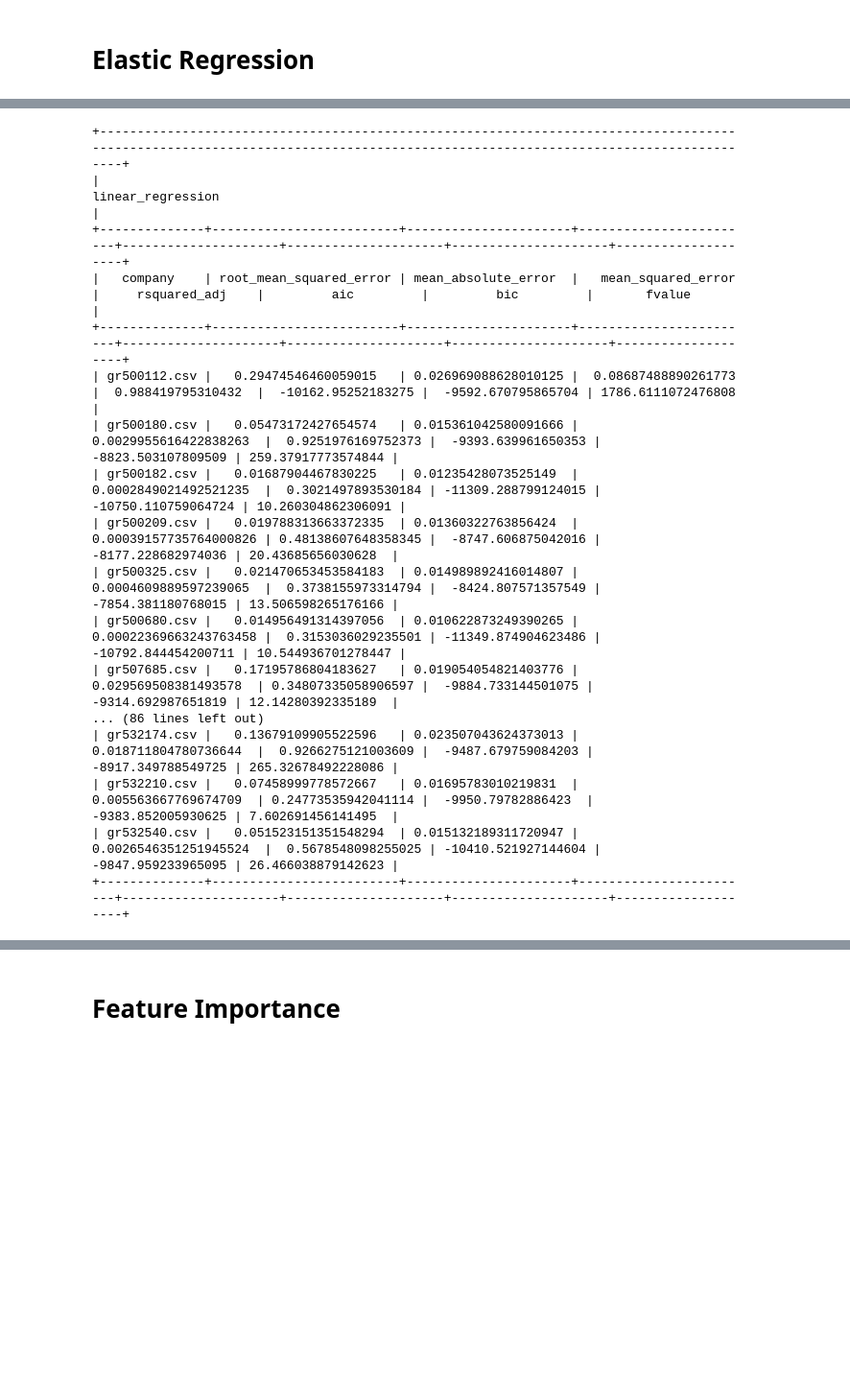
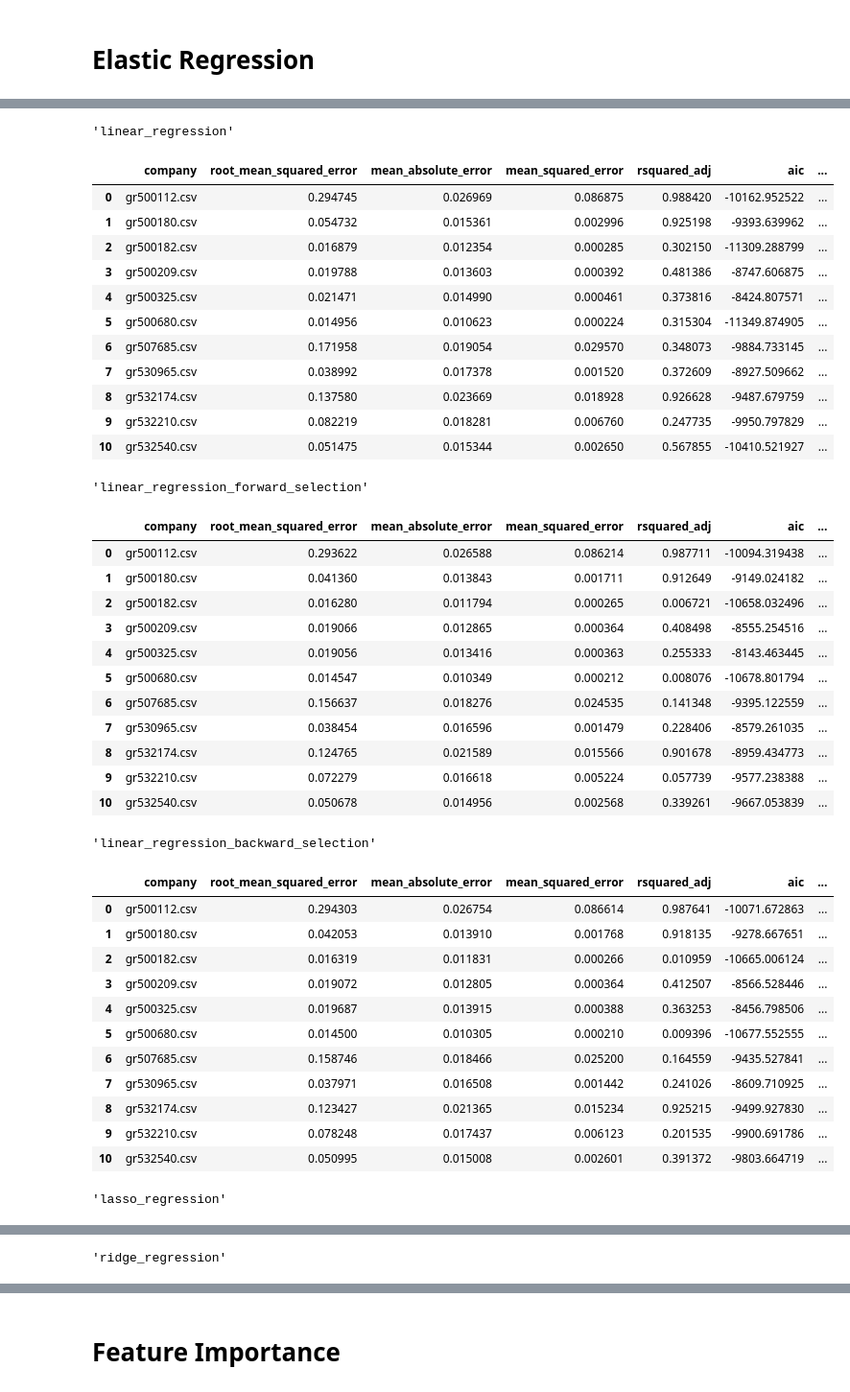
Before and after one commit to Uvacoder/aaa-stock-analysis-data-collect, a Jupyter notebook: LinearRegression.ipynb, the cells around one changed output, grey strips where cells are left out. Shown at 96% size. Drawn from its saved outputs; the diff is of its cells as text; code cells hidden in the pictures; blank space fills up the shorter version.

```diff
--- a/LinearRegression.ipynb
+++ b/LinearRegression.ipynb
@@ -355,13 +356,9 @@ columns = ["company",'root_mean_squared_error', 'mean_absolute_error', 'mean_squ
-# %%
-models = ["linear_regression","linear_regression_forward_selection","linear_regression_backward_selection","lasso_regression","ridge_regression","elastic_net_regression"]
-tables = {model:PrettyTable() for model in models}
-for name,table in tables.items():
-    table.field_names = columns
 # %%
-def create_pretty_table(filename,model,result):
+dfs = {}
+dfs = {k:pd.DataFrame(columns=columns) for k in models}
+def create_df(filename,model,result):
     values = [filename] + [v for k,v in result.items() if not isinstance(v,dict)] + list(result["OLS"].values())
-    tables[model].add_row(values)
-    tables[model].title = model
+    dfs[model].loc[dfs[model].shape[0]] = values
 # %%
 %%time
 for filename in os.listdir(os.path.join(path,"Data/Stock")):
@@ -388,21 +401,44 @@ for filename in os.listdir(os.path.join(path,"Data/Stock")):
 # %%
-for name,table in tables.items():
-    print(table)
+for name, df in dfs.items():
+    display(name,df)
 # %% [output]
-+-------------------------------------------------------------------------------------------------------------------------------------------------------------------------------+
-|                                                                               linear_regression                                                                               |
-+--------------+-------------------------+----------------------+------------------------+---------------------+---------------------+---------------------+--------------------+
-|   company    | root_mean_squared_error | mean_absolute_error  |   mean_squared_error   |     rsquared_adj    |         aic         |         bic         |       fvalue       |
-+--------------+-------------------------+----------------------+------------------------+---------------------+---------------------+---------------------+--------------------+
-| gr500112.csv |   0.29474546460059015   | 0.026969088628010125 |  0.08687488890261773   |  0.988419795310432  |  -10162.95252183275 |  -9592.670795865704 | 1786.6111072476808 |
-| gr500180.csv |   0.05473172427654574   | 0.015361042580091666 | 0.0029955616422838263  |  0.9251976169752373 |  -9393.639961650353 |  -8823.503107809509 | 259.37917773574844 |
-| gr500182.csv |   0.01687904467830225   | 0.01235428073525149  | 0.0002849021492521235  |  0.3021497893530184 | -11309.288799124015 | -10750.110759064724 | 10.260304862306091 |
-| gr500209.csv |   0.019788313663372335  | 0.01360322763856424  | 0.00039157735764000826 | 0.48138607648358345 |  -8747.606875042016 |  -8177.228682974036 | 20.43685656030628  |
-| gr500325.csv |   0.021470653453584183  | 0.014989892416014807 | 0.0004609889597239065  |  0.3738155973314794 |  -8424.807571357549 |  -7854.381180768015 | 13.506598265176166 |
-| gr500680.csv |   0.014956491314397056  | 0.010622873249390265 | 0.00022369663243763458 |  0.3153036029235501 | -11349.874904623486 | -10792.844454200711 | 10.544936701278447 |
-| gr507685.csv |   0.17195786804183627   | 0.019054054821403776 |  0.029569508381493578  | 0.34807335058906597 |  -9884.733144501075 |  -9314.692987651819 | 12.14280392335189  |
-... (86 lines left out)
-| gr532174.csv |   0.13679109905522596   | 0.023507043624373013 |  0.018711804780736644  |  0.9266275121003609 |  -9487.679759084203 |  -8917.349788549725 | 265.32678492228086 |
-| gr532210.csv |   0.07458999778572667   | 0.01695783010219831  |  0.005563667769674709  | 0.24773535942041114 |  -9950.79782886423  |  -9383.852005930625 | 7.602691456141495  |
-| gr532540.csv |   0.051523151351548294  | 0.015132189311720947 | 0.0026546351251945524  |  0.5678548098255025 | -10410.521927144604 |  -9847.959233965095 | 26.466038879142623 |
-+--------------+-------------------------+----------------------+------------------------+---------------------+---------------------+---------------------+--------------------+
+'linear_regression'
+|  | company | root_mean_squared_error | mean_absolute_error | mean_squared_error | rsquared_adj | aic | ... |
+| 0 | gr500112.csv | 0.294745 | 0.026969 | 0.086875 | 0.988420 | -10162.952522 | ... |
+| 1 | gr500180.csv | 0.054732 | 0.015361 | 0.002996 | 0.925198 | -9393.639962 | ... |
+| 2 | gr500182.csv | 0.016879 | 0.012354 | 0.000285 | 0.302150 | -11309.288799 | ... |
+| 3 | gr500209.csv | 0.019788 | 0.013603 | 0.000392 | 0.481386 | -8747.606875 | ... |
+| 4 | gr500325.csv | 0.021471 | 0.014990 | 0.000461 | 0.373816 | -8424.807571 | ... |
+| 5 | gr500680.csv | 0.014956 | 0.010623 | 0.000224 | 0.315304 | -11349.874905 | ... |
+| 6 | gr507685.csv | 0.171958 | 0.019054 | 0.029570 | 0.348073 | -9884.733145 | ... |
+| 7 | gr530965.csv | 0.038992 | 0.017378 | 0.001520 | 0.372609 | -8927.509662 | ... |
+| 8 | gr532174.csv | 0.137580 | 0.023669 | 0.018928 | 0.926628 | -9487.679759 | ... |
+| 9 | gr532210.csv | 0.082219 | 0.018281 | 0.006760 | 0.247735 | -9950.797829 | ... |
+| 10 | gr532540.csv | 0.051475 | 0.015344 | 0.002650 | 0.567855 | -10410.521927 | ... |
+'linear_regression_forward_selection'
+|  | company | root_mean_squared_error | mean_absolute_error | mean_squared_error | rsquared_adj | aic | ... |
+| 0 | gr500112.csv | 0.293622 | 0.026588 | 0.086214 | 0.987711 | -10094.319438 | ... |
+| 1 | gr500180.csv | 0.041360 | 0.013843 | 0.001711 | 0.912649 | -9149.024182 | ... |
+| 2 | gr500182.csv | 0.016280 | 0.011794 | 0.000265 | 0.006721 | -10658.032496 | ... |
+| 3 | gr500209.csv | 0.019066 | 0.012865 | 0.000364 | 0.408498 | -8555.254516 | ... |
+| 4 | gr500325.csv | 0.019056 | 0.013416 | 0.000363 | 0.255333 | -8143.463445 | ... |
+| 5 | gr500680.csv | 0.014547 | 0.010349 | 0.000212 | 0.008076 | -10678.801794 | ... |
+| 6 | gr507685.csv | 0.156637 | 0.018276 | 0.024535 | 0.141348 | -9395.122559 | ... |
+| 7 | gr530965.csv | 0.038454 | 0.016596 | 0.001479 | 0.228406 | -8579.261035 | ... |
+| 8 | gr532174.csv | 0.124765 | 0.021589 | 0.015566 | 0.901678 | -8959.434773 | ... |
+| 9 | gr532210.csv | 0.072279 | 0.016618 | 0.005224 | 0.057739 | -9577.238388 | ... |
+| 10 | gr532540.csv | 0.050678 | 0.014956 | 0.002568 | 0.339261 | -9667.053839 | ... |
+'linear_regression_backward_selection'
+|  | company | root_mean_squared_error | mean_absolute_error | mean_squared_error | rsquared_adj | aic | ... |
+| 0 | gr500112.csv | 0.294303 | 0.026754 | 0.086614 | 0.987641 | -10071.672863 | ... |
+| 1 | gr500180.csv | 0.042053 | 0.013910 | 0.001768 | 0.918135 | -9278.667651 | ... |
+| 2 | gr500182.csv | 0.016319 | 0.011831 | 0.000266 | 0.010959 | -10665.006124 | ... |
+| 3 | gr500209.csv | 0.019072 | 0.012805 | 0.000364 | 0.412507 | -8566.528446 | ... |
+| 4 | gr500325.csv | 0.019687 | 0.013915 | 0.000388 | 0.363253 | -8456.798506 | ... |
+| 5 | gr500680.csv | 0.014500 | 0.010305 | 0.000210 | 0.009396 | -10677.552555 | ... |
+| 6 | gr507685.csv | 0.158746 | 0.018466 | 0.025200 | 0.164559 | -9435.527841 | ... |
+| 7 | gr530965.csv | 0.037971 | 0.016508 | 0.001442 | 0.241026 | -8609.710925 | ... |
+| 8 | gr532174.csv | 0.123427 | 0.021365 | 0.015234 | 0.925215 | -9499.927830 | ... |
+| 9 | gr532210.csv | 0.078248 | 0.017437 | 0.006123 | 0.201535 | -9900.691786 | ... |
+| 10 | gr532540.csv | 0.050995 | 0.015008 | 0.002601 | 0.391372 | -9803.664719 | ... |
+'lasso_regression'
@@ -408,0 +457 @@ for name,table in tables.items():
+'ridge_regression'
```
Also changed, not shown: parts of 10 cells of this notebook, 1 other file.
